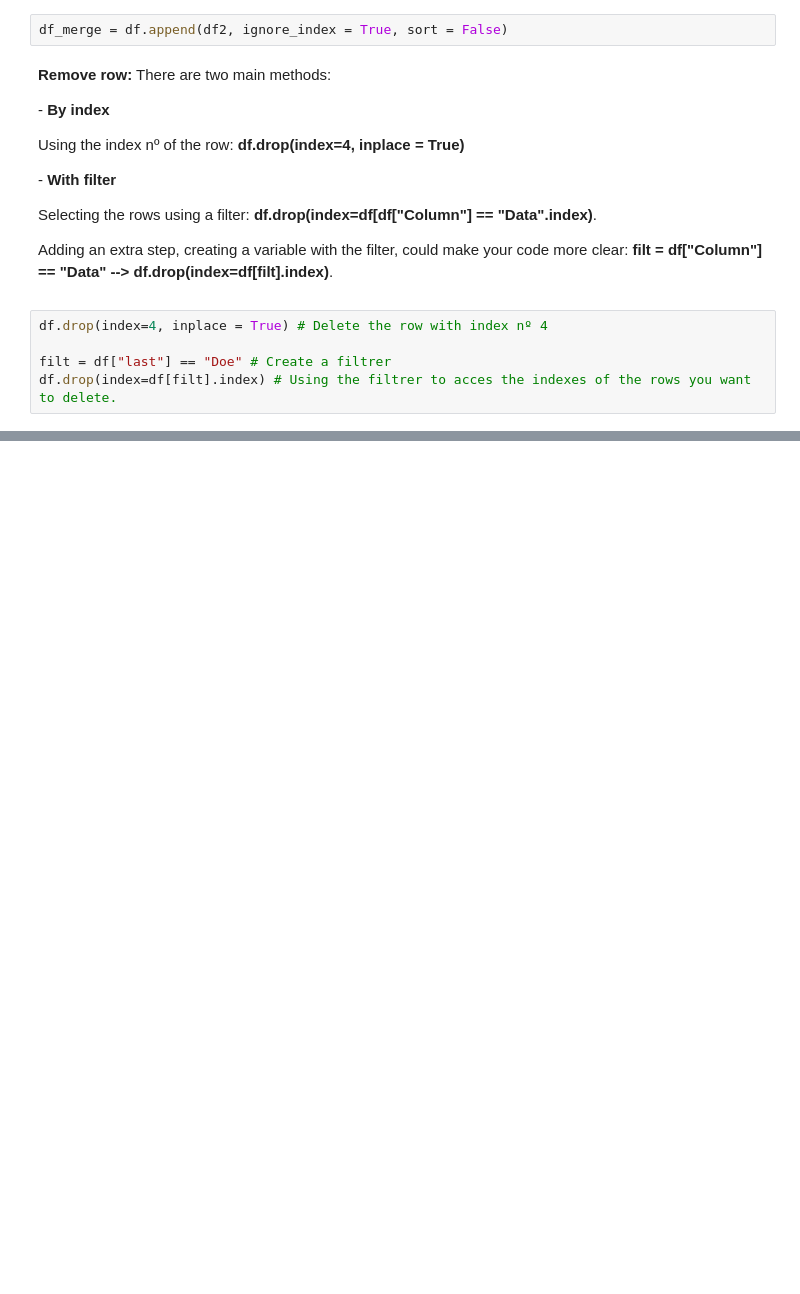
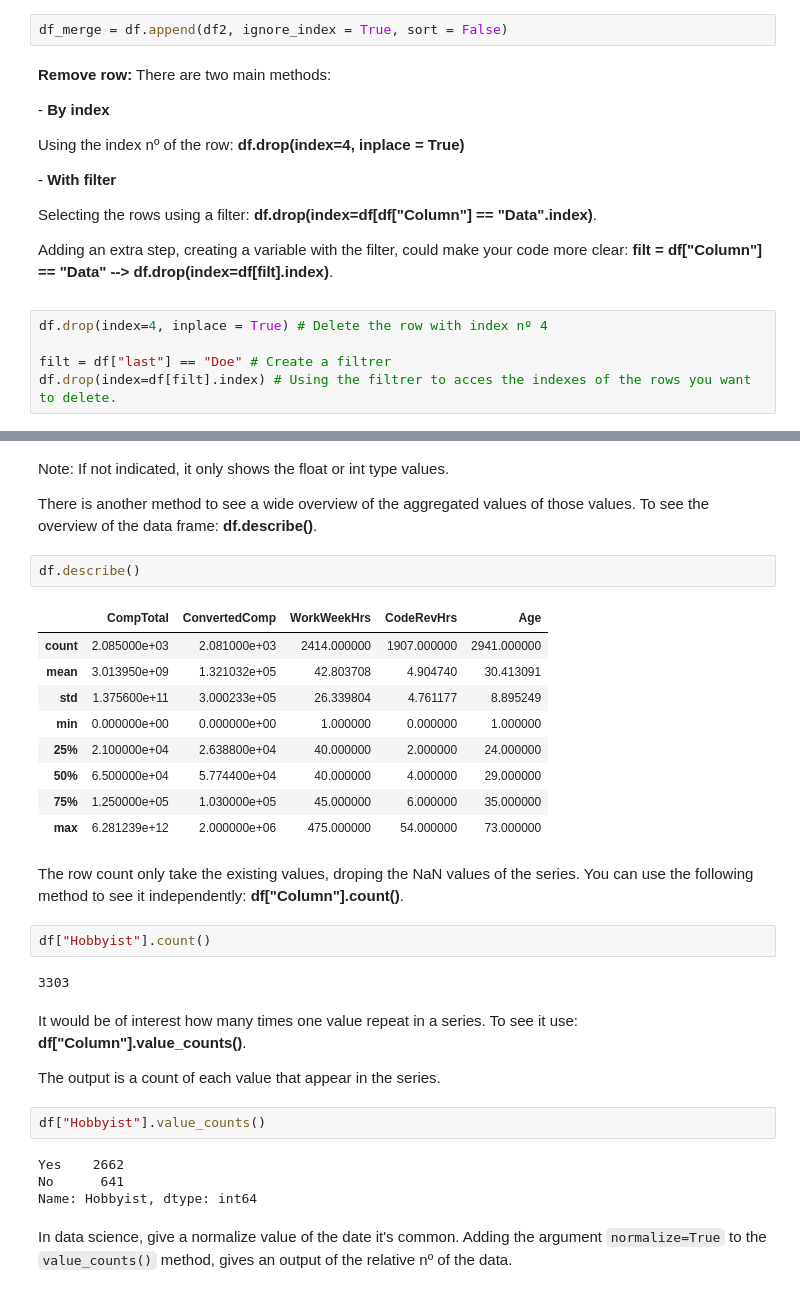
Before and after one commit to Joanpm1215/Pandas-Tutorial, a Jupyter notebook: scripts/Pandas_Tutorial.ipynb, the cells around one changed output, grey strips where cells are left out. Drawn from its saved outputs; the diff is of its cells as text; blank space fills up the shorter version.

```diff
--- a/scripts/Pandas_Tutorial.ipynb
+++ b/scripts/Pandas_Tutorial.ipynb
@@ -393,0 +523,32 @@ df.drop(index=df[filt].index) # Using the filtrer to acces the indexes of the ro
+# %% [markdown]
+Note: If not indicated, it only shows the float or int type values.
+<p> There is another method to see a wide overview of the aggregated values of those values. To see the overview of the data frame: <strong>df.describe()</strong>.
+# %%
+df.describe()
+# %% [output]
+|  | CompTotal | ConvertedComp | WorkWeekHrs | CodeRevHrs | Age |
+| count | 2.085000e+03 | 2.081000e+03 | 2414.000000 | 1907.000000 | 2941.000000 |
+| mean | 3.013950e+09 | 1.321032e+05 | 42.803708 | 4.904740 | 30.413091 |
+| std | 1.375600e+11 | 3.000233e+05 | 26.339804 | 4.761177 | 8.895249 |
+| min | 0.000000e+00 | 0.000000e+00 | 1.000000 | 0.000000 | 1.000000 |
+| 25% | 2.100000e+04 | 2.638800e+04 | 40.000000 | 2.000000 | 24.000000 |
+| 50% | 6.500000e+04 | 5.774400e+04 | 40.000000 | 4.000000 | 29.000000 |
+| 75% | 1.250000e+05 | 1.030000e+05 | 45.000000 | 6.000000 | 35.000000 |
+| max | 6.281239e+12 | 2.000000e+06 | 475.000000 | 54.000000 | 73.000000 |
+# %% [markdown]
+The row count only take the existing values, droping the NaN values of the series. You can use the following method to see it independently: <strong>df["Column"].count()</strong>.
+# %%
+df["Hobbyist"].count()
+# %% [output]
+3303
+# %% [markdown]
+It would be of interest how many times one value repeat in a series. To see it use: <strong>df["Column"].value_counts()</strong>.
+<p> The output is a count of each value that appear in the series.
+# %%
+df["Hobbyist"].value_counts()
+# %% [output]
+Yes    2662
+No      641
+Name: Hobbyist, dtype: int64
+# %% [markdown]
+In data science, give a normalize value of the date it's common. Adding the argument <code>normalize=True</code> to the <code>value_counts()</code> method, gives an output of the relative nº of the data.
```
Also changed, not shown: parts of 29 cells of this notebook.
